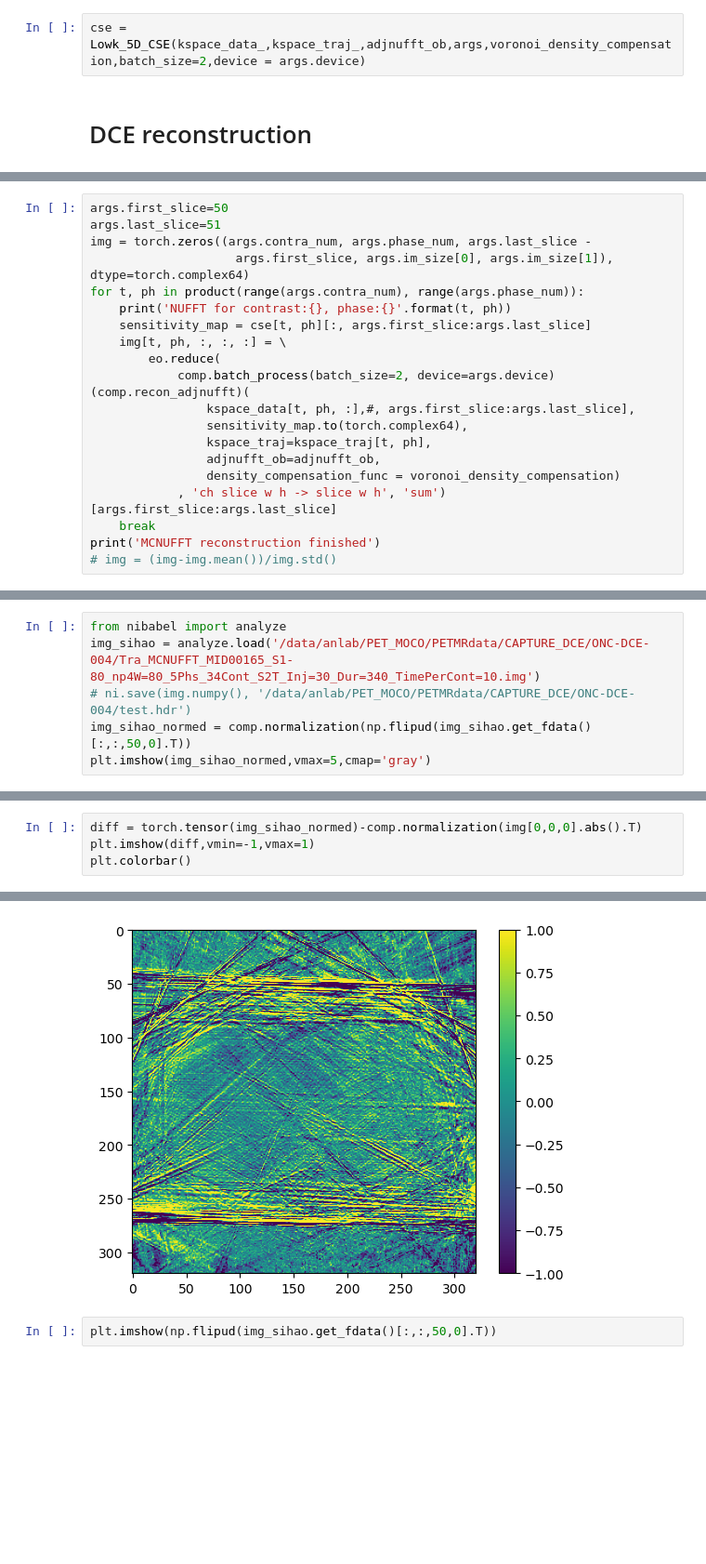
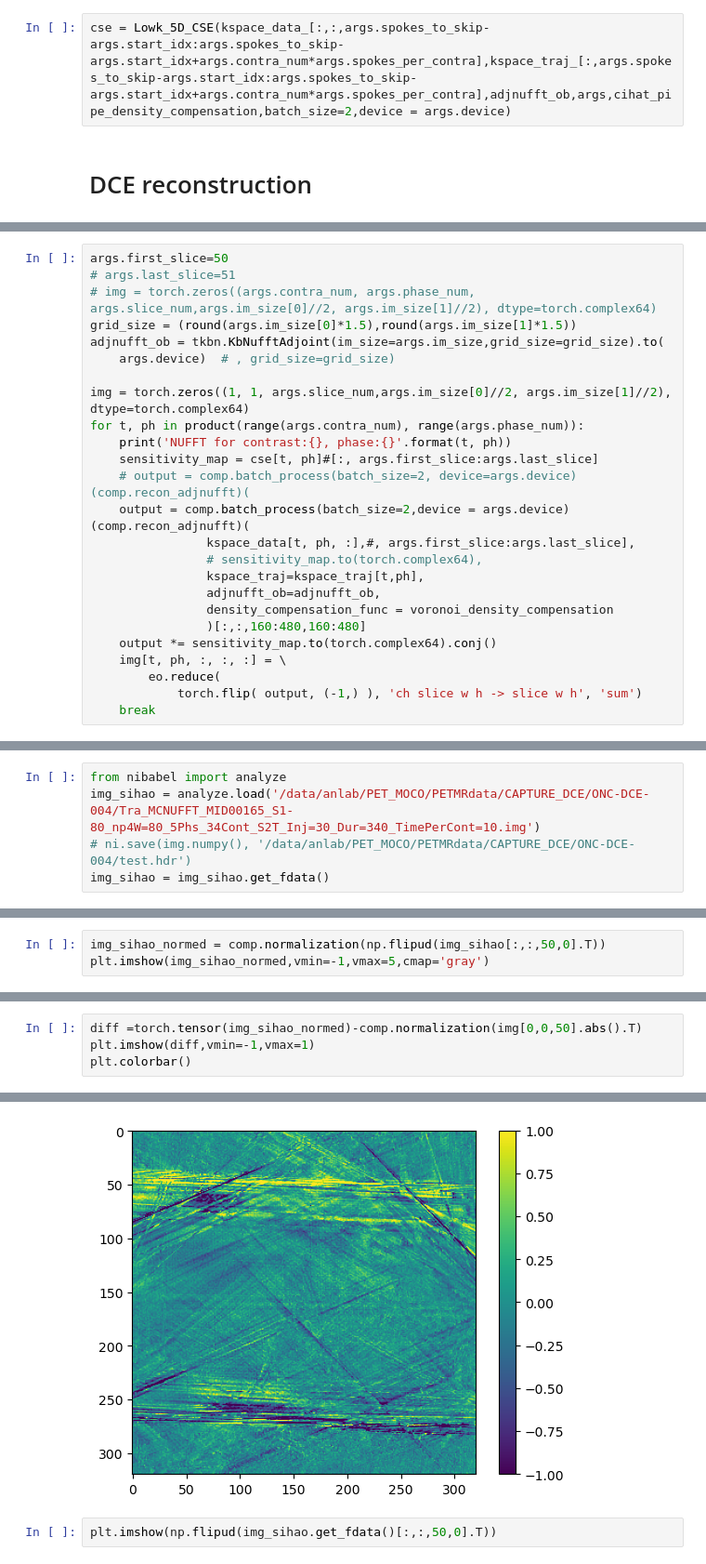
Before and after one commit to yh-li-0604/mri_reconstruction_tools, a Jupyter notebook: test.ipynb, the cells around one changed output, grey strips where cells are left out. Shown at 93% size. Drawn from its saved outputs; the diff is of its cells as text; blank space fills up the shorter version.

```diff
--- a/test.ipynb
+++ b/test.ipynb
@@ -178,4 +219,4 @@ plt.imshow(cse.coil_sens[0,:,80,:].abs())
 # %%
-cse = Lowk_5D_CSE(kspace_data_,kspace_traj_,adjnufft_ob,args,voronoi_density_compensation,batch_size=2,device = args.device)
+cse = Lowk_5D_CSE(kspace_data_[:,:,args.spokes_to_skip-args.start_idx:args.spokes_to_skip-args.start_idx+args.contra_num*args.spokes_per_contra],kspace_traj_[:,args.spokes_to_skip-args.start_idx:args.spokes_to_skip-args.start_idx+args.contra_num*args.spokes_per_contra],adjnufft_ob,args,cihat_pipe_density_compensation,batch_size=2,device = args.device)
 # %% [markdown]
 # DCE reconstruction
@@ -182,22 +252,27 @@ cse = Lowk_5D_CSE(kspace_data_,kspace_traj_,adjnufft_ob,args,voronoi_density_com
 # %%
 args.first_slice=50
-args.last_slice=51
-img = torch.zeros((args.contra_num, args.phase_num, args.last_slice -
-                    args.first_slice, args.im_size[0], args.im_size[1]), dtype=torch.complex64)
+# args.last_slice=51
+# img = torch.zeros((args.contra_num, args.phase_num, args.slice_num,args.im_size[0]//2, args.im_size[1]//2), dtype=torch.complex64)
+grid_size = (round(args.im_size[0]*1.5),round(args.im_size[1]*1.5))
+adjnufft_ob = tkbn.KbNufftAdjoint(im_size=args.im_size,grid_size=grid_size).to(
+    args.device)  # , grid_size=grid_size)
+
+img = torch.zeros((1, 1, args.slice_num,args.im_size[0]//2, args.im_size[1]//2), dtype=torch.complex64)
 for t, ph in product(range(args.contra_num), range(args.phase_num)):
     print('NUFFT for contrast:{}, phase:{}'.format(t, ph))
-    sensitivity_map = cse[t, ph][:, args.first_slice:args.last_slice]
+    sensitivity_map = cse[t, ph]#[:, args.first_slice:args.last_slice]
+    # output = comp.batch_process(batch_size=2, device=args.device)(comp.recon_adjnufft)(
+    output = comp.batch_process(batch_size=2,device = args.device)(comp.recon_adjnufft)(
+                kspace_data[t, ph, :],#, args.first_slice:args.last_slice],
+                # sensitivity_map.to(torch.complex64),
+                kspace_traj=kspace_traj[t,ph],
+                adjnufft_ob=adjnufft_ob,
+                density_compensation_func = voronoi_density_compensation
+                )[:,:,160:480,160:480]
+    output *= sensitivity_map.to(torch.complex64).conj()
     img[t, ph, :, :, :] = \
         eo.reduce(
-            comp.batch_process(batch_size=2, device=args.device)(comp.recon_adjnufft)(
-                kspace_data[t, ph, :],#, args.first_slice:args.last_slice],
-                sensitivity_map.to(torch.complex64),
-                kspace_traj=kspace_traj[t, ph],
-                adjnufft_ob=adjnufft_ob,
-                density_compensation_func = voronoi_density_compensation)
-            , 'ch slice w h -> slice w h', 'sum')[args.first_slice:args.last_slice]
+            torch.flip( output, (-1,) ), 'ch slice w h -> slice w h', 'sum')
     break
-print('MCNUFFT reconstruction finished')
-# img = (img-img.mean())/img.std()
 # %% [output]
 NUFFT for contrast:0, phase:0
@@ -211,5 +373,4 @@ plt.imshow(comp.normalization(img[0,0,0].abs()).T,vmax=5,cmap='gray') #grid_size
 from nibabel import analyze
 img_sihao = analyze.load('/data/anlab/PET_MOCO/PETMRdata/CAPTURE_DCE/ONC-DCE-004/Tra_MCNUFFT_MID00165_S1-80_np4W=80_5Phs_34Cont_S2T_Inj=30_Dur=340_TimePerCont=10.img')
 # ni.save(img.numpy(), '/data/anlab/PET_MOCO/PETMRdata/CAPTURE_DCE/ONC-DCE-004/test.hdr')
-img_sihao_normed = comp.normalization(np.flipud(img_sihao.get_fdata()[:,:,50,0].T))
-plt.imshow(img_sihao_normed,vmax=5,cmap='gray')
+img_sihao = img_sihao.get_fdata()
@@ -218,0 +377,3 @@ plt.imshow(img_sihao_normed,vmax=5,cmap='gray')
+# %%
+img_sihao_normed = comp.normalization(np.flipud(img_sihao[:,:,50,0].T))
+plt.imshow(img_sihao_normed,vmin=-1,vmax=5,cmap='gray')
@@ -219,10 +383,10 @@ plt.imshow(img_sihao_normed,vmax=5,cmap='gray')
 # %%
-diff = torch.tensor(img_sihao_normed)-comp.normalization(img[0,0,0].abs().T)
+diff =torch.tensor(img_sihao_normed)-comp.normalization(img[0,0,50].abs().T)
 plt.imshow(diff,vmin=-1,vmax=1)
 plt.colorbar()
 # %% [output]
 <matplotlib.colorbar.Colorbar at 0x...>
-[figure, old version]
+[figure, new version]
 # %%
 plt.imshow(np.flipud(img_sihao.get_fdata()[:,:,50,0].T))
 # %% [output]
```
Also changed, not shown: parts of 32 cells of this notebook, 5 other files.
